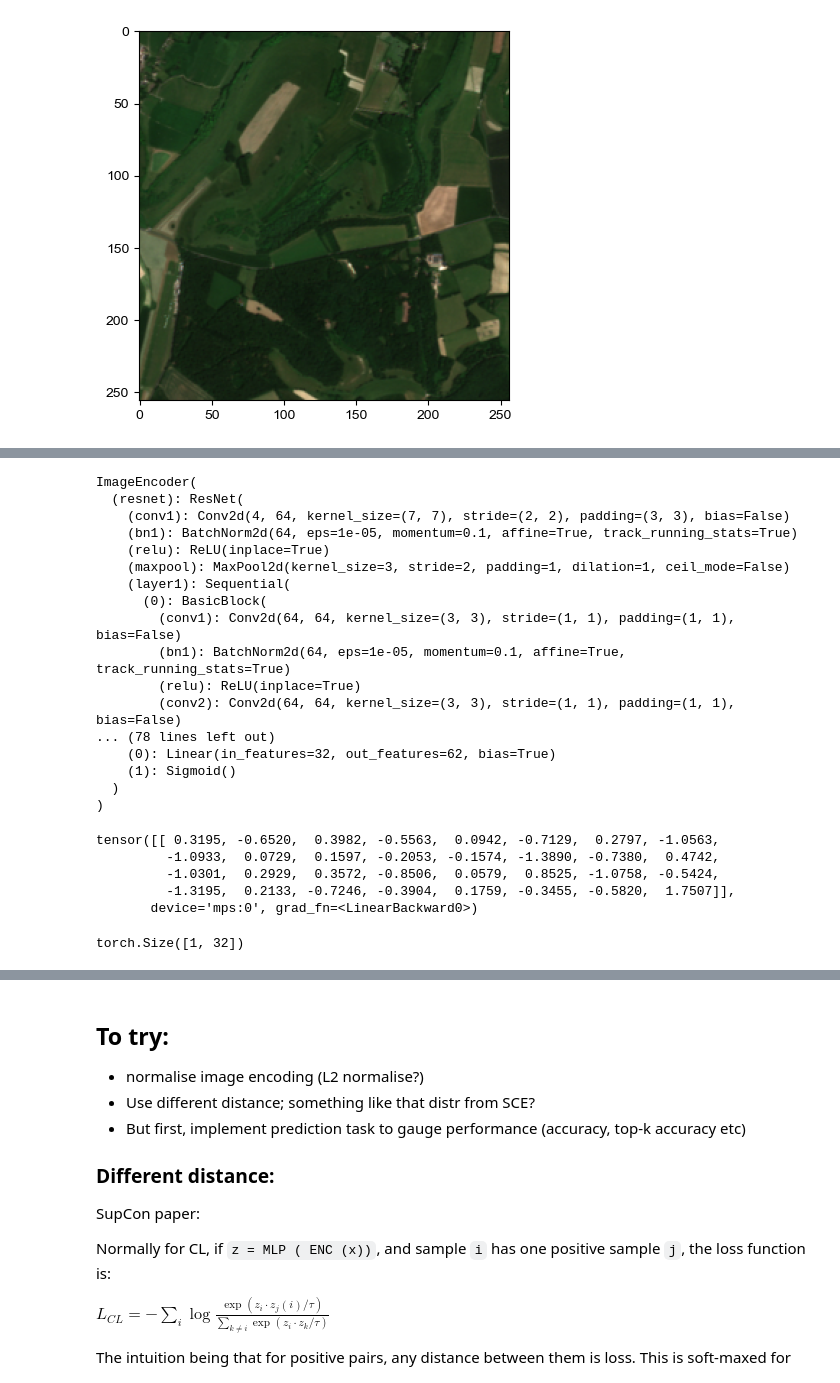
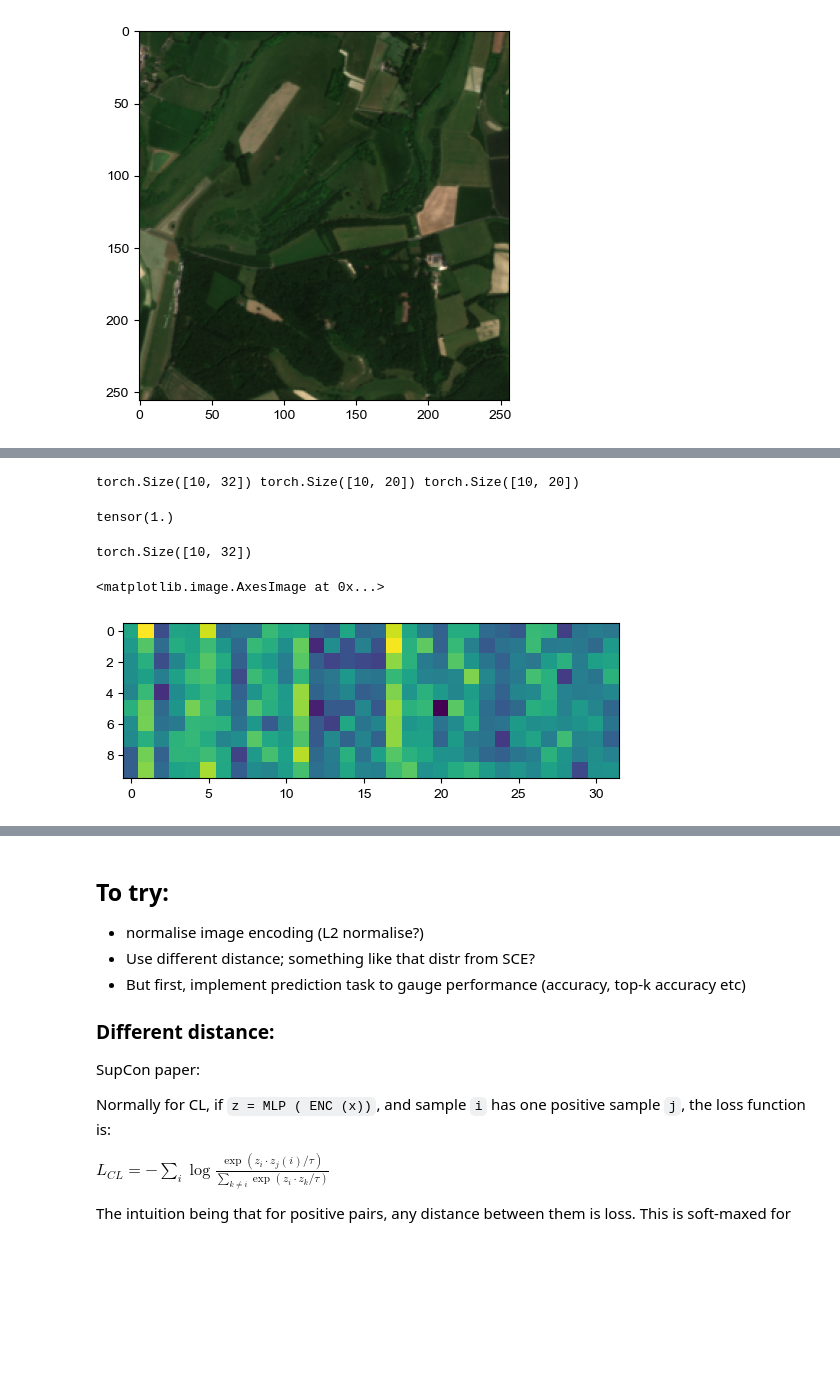
Before and after one commit to vdplasthijs/PECL, a Jupyter notebook: notebooks/try-out/Explore PECL model.ipynb, the cells around one changed output, grey strips where cells are left out. Cells and saved outputs as stored; diff of their text form; code cells hidden in the pictures; blank space fills up the shorter version.

```diff
--- a/notebooks/try-out/Explore PECL model.ipynb
+++ b/notebooks/try-out/Explore PECL model.ipynb
@@ -136,34 +195,27 @@ google.auth.exceptions.TransportError: HTTPSConnectionPool(host='oauth2.googleap
-# %%
-dict_models[0]
-# %% [output]
-ImageEncoder(
-  (resnet): ResNet(
-    (conv1): Conv2d(4, 64, kernel_size=(7, 7), stride=(2, 2), padding=(3, 3), bias=False)
-    (bn1): BatchNorm2d(64, eps=1e-05, momentum=0.1, affine=True, track_running_stats=True)
-    (relu): ReLU(inplace=True)
-    (maxpool): MaxPool2d(kernel_size=3, stride=2, padding=1, dilation=1, ceil_mode=False)
-    (layer1): Sequential(
-      (0): BasicBlock(
-        (conv1): Conv2d(64, 64, kernel_size=(3, 3), stride=(1, 1), padding=(1, 1), bias=False)
-        (bn1): BatchNorm2d(64, eps=1e-05, momentum=0.1, affine=True, track_running_stats=True)
-        (relu): ReLU(inplace=True)
-        (conv2): Conv2d(64, 64, kernel_size=(3, 3), stride=(1, 1), padding=(1, 1), bias=False)
-... (78 lines left out)
-    (0): Linear(in_features=32, out_features=62, bias=True)
-    (1): Sigmoid()
-  )
-)
-# %%
-tmp_model = dict_models[2]
-pred = tmp_model.forward(ds[0][0].to('mps'))
-pred
-# %% [output]
-tensor([[ 0.3195, -0.6520,  0.3982, -0.5563,  0.0942, -0.7129,  0.2797, -1.0563,
-         -1.0933,  0.0729,  0.1597, -0.2053, -0.1574, -1.3890, -0.7380,  0.4742,
-         -1.0301,  0.2929,  0.3572, -0.8506,  0.0579,  0.8525, -1.0758, -0.5424,
-         -1.3195,  0.2133, -0.7246, -0.3904,  0.1759, -0.3455, -0.5820,  1.7507]],
-       device='mps:0', grad_fn=<LinearBackward0>)
-# %%
-pred.shape
-# %% [output]
-torch.Size([1, 32])
+# %%
+# tmp_model = dict_models['pred_pca']
+# tmp_model = im_enc
+# tmp_model = pem.ImageEncoder.load_from_checkpoint("/Users/t.vanderplas/models/PECL/lightning_logs/version_2/checkpoints/best_checkpoint_val-epoch=45-val_loss=0.28-train_loss=0.15.ckpt")
+# print(model.learning_rate)
+tmp_model.eval()
+single_data_sample = ds[0][0]
+multi_data_sample = [ds[ii][0] for ii in range(10)]
+multi_data_sample = torch.stack(multi_data_sample)
+multi_label_sample = torch.stack([ds[ii][1] for ii in range(10)])
+pred_enc = tmp_model.forward(multi_data_sample)
+pred_pres = tmp_model.prediction_model(pred_enc)
+
+print(pred_enc.shape, pred_pres.shape, multi_label_sample.shape)
+tmp_model.top_k_accuracy(preds=pred_pres, target=multi_label_sample, k=20)
+# %% [output]
+torch.Size([10, 32]) torch.Size([10, 20]) torch.Size([10, 20])
+tensor(1.)
+# %%
+tmp_pred = tmp_model.resnet(multi_data_sample)
+print(tmp_pred.shape)
+plt.imshow(tmp_pred.detach().numpy())
+# torch.nn.functional.normalize(tmp_pred, p=1, dim=1).abs().sum(1)
+# %% [output]
+torch.Size([10, 32])
+<matplotlib.image.AxesImage at 0x...>
+[figure, added]
```
Also changed, not shown: parts of 17 cells of this notebook, 2 other files.
